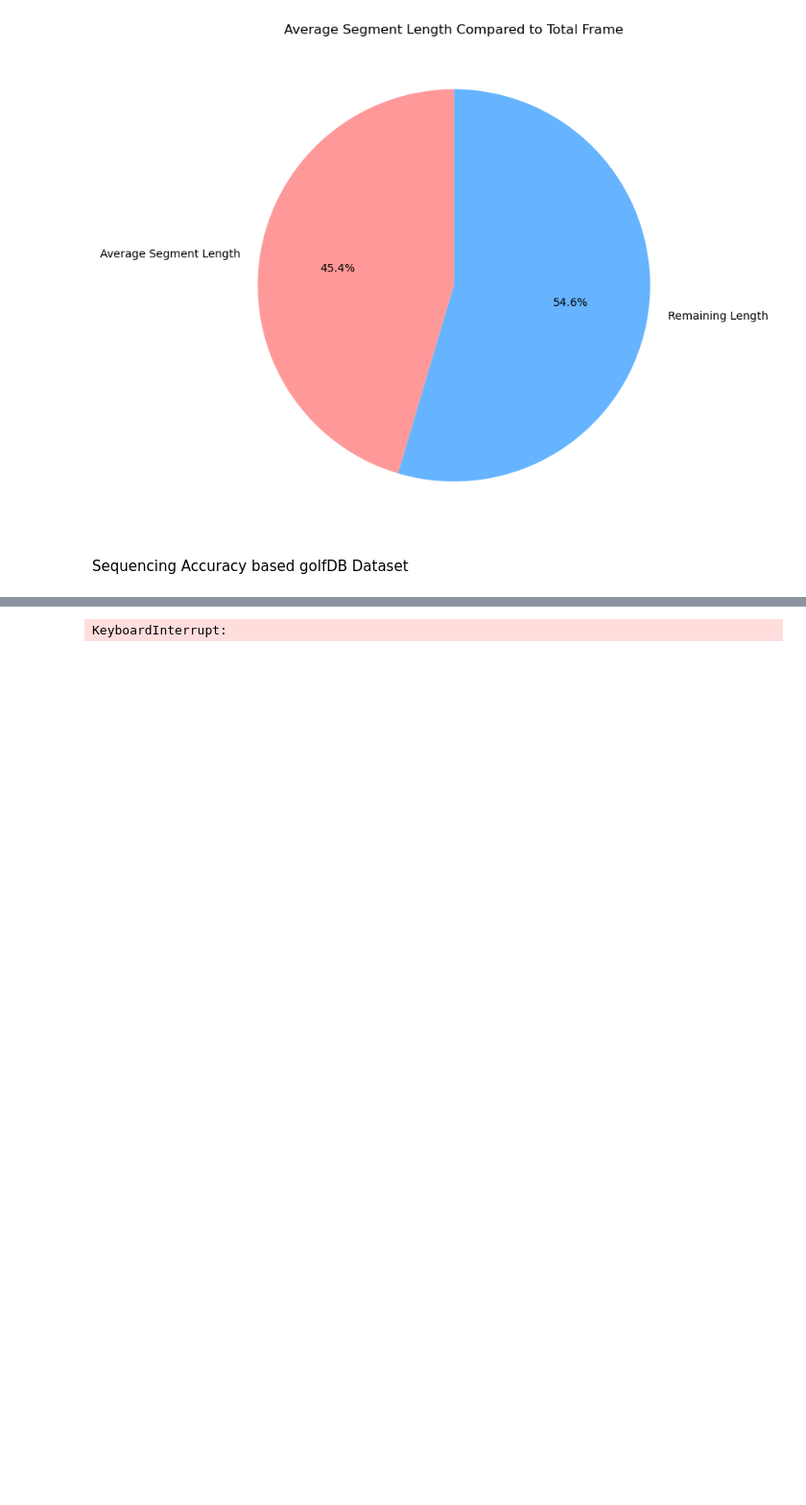
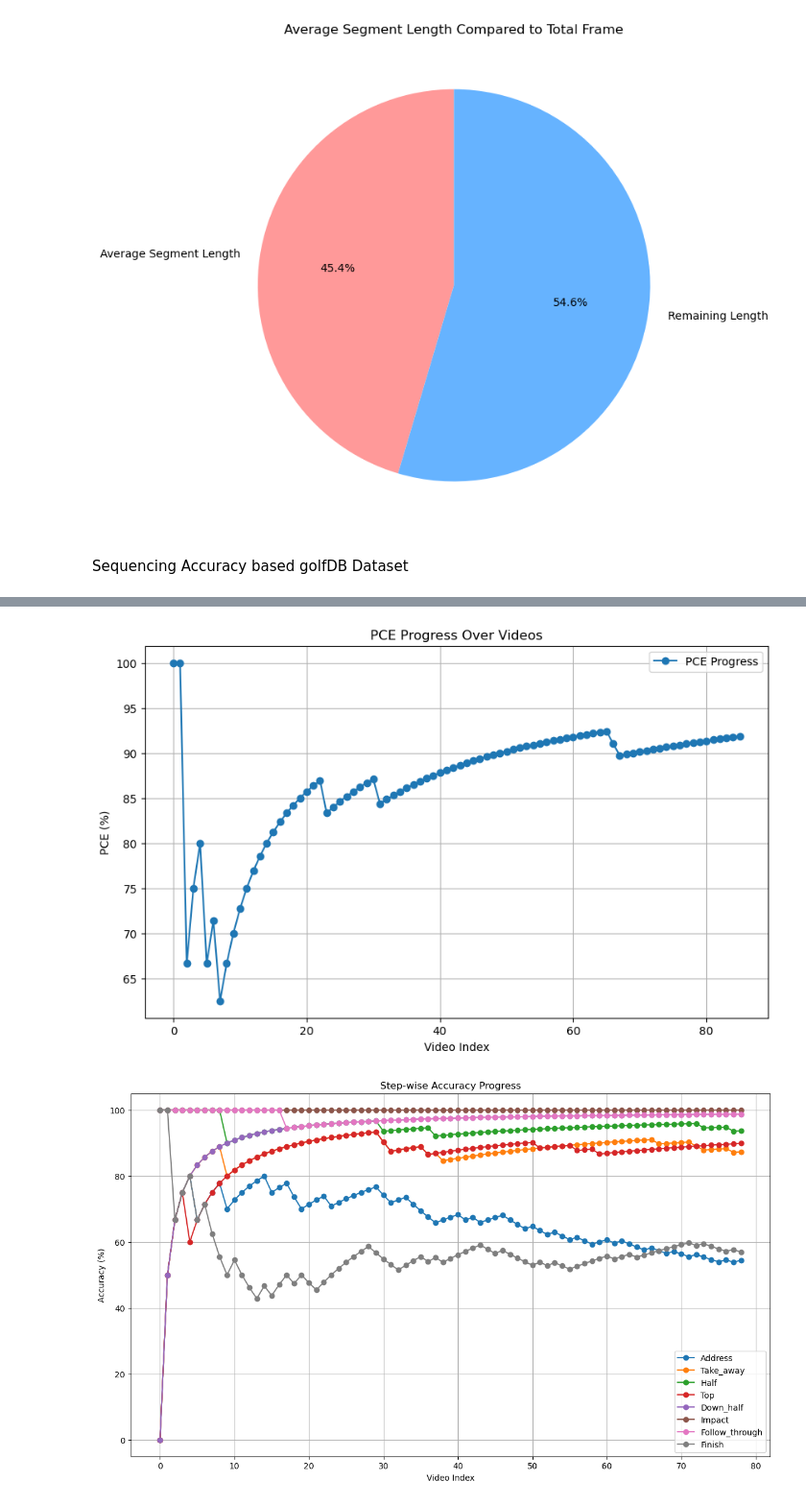
Before and after one commit to yeongjinHwang/sequencing_performance, a Jupyter notebook: performance.ipynb, the cells around one changed output, grey strips where cells are left out. Shown at 96% size. Saved outputs shown, nothing was run; the diff lists cells and outputs as text; code cells hidden in the pictures; blank space fills up the shorter version.

Commit message:
PCE, sequencing Accuracy

```diff
--- a/performance.ipynb
+++ b/performance.ipynb
@@ -1346,10 +1346,17 @@ id_events_df = df[['id', 'events']]
 gt_video_path = "./data/ground_truth/golfDB/videos"
 video_files = [file for file in os.listdir(gt_video_path) if file.endswith('.mp4')]
 
-pce_cnt = len(video_files)
+pce_cnt = 0
+pce_decnt = 0
 correct_cnt = [0]* len(eight_step)
 run_cnt=0
+run_video = 0
+pce_log = []
+accuracy_log=[]
+
 for video_name in video_files :
+    flag=0
+    run_video +=1
     gt_events = id_events_df.loc[id_events_df['id'] == int(video_name.split('.mp4')[0]), 'events'].values[0]
     gt_events = ast.literal_eval(gt_events)
     video_path = gt_video_path +"/"+video_name
@@ -1362,19 +1369,52 @@ for video_name in video_files :
 
     #accuracy
     if 0 in step_frame[1:] or len(step_frame) != len(set(step_frame)) or abs(step_frame[get_index_eight("top")]-step_frame[get_index_eight("impact")])<2:
-        pce_cnt -=1
+        pce_decnt+=1
+    else :
+        pce_cnt +=1
+        flag=1
+    pce = pce_cnt/run_video * 100
+    pce_log.append(pce)
 
     add_to_impact = int(gt_events[6])-int(gt_events[1])
     delta = max(round(add_to_impact/fps), 1)
+    run_cnt+=1
 
-    for index, sequence in enumerate(step_frame):
-        if abs(sequence-int(gt_events[1+index]))<=delta :
-            correct_cnt[index] +=1
-    run_cnt+=1
-    print(f"correct : {correct_cnt}")
+    if flag==1 :
+        for index, sequence in enumerate(step_frame):
+            if abs(sequence-int(gt_events[1+index]))<=delta :
+                    correct_cnt[index] +=1
+        accuracy = [x*100/(run_video-pce_decnt) for x in correct_cnt]
+        accuracy_log.append(accuracy)
+    print(f"correct : {correct_cnt}, accuracy : {accuracy}, pce: {np.mean(pce)}")
     print(f"remaining video : {len(video_files)-run_cnt}")
-pce = pce_cnt/len(video_files) * 100
-print(f"pce : {pce}%")
-accuracy = [x*100/(len(video_files)-pce_cnt) for x in correct_cnt]
-print(f"accuray : {accuracy}%")
+
+# Plotting the PCE progress and its average
+plt.figure(figsize=(10, 6))
+plt.plot(pce_log, marker='o', label="PCE Progress")
+plt.title("PCE Progress Over Videos")
+plt.xlabel("Video Index")
+plt.ylabel("PCE (%)")
+plt.legend()
+plt.grid(True)
+plt.show()
+
+accuracy_log = np.array(accuracy_log).T  # Transpose to access [step][video_index]
+
+plt.figure(figsize=(14, 8))
+
+for step_index, step_name in enumerate(eight_step):
+    # Plotting the step's accuracy progress
+    plt.plot(
+        accuracy_log[step_index],
+        marker='o',
+        label=f"{step_name.capitalize()}"
+    )
+
+plt.title("Step-wise Accuracy Progress")
+plt.xlabel("Video Index")
+plt.ylabel("Accuracy (%)")
+plt.legend()
+plt.grid(True)
+plt.show()
 # %% [output]
@@ -1398 +1438,2 @@ remaining video : 71
-KeyboardInterrupt:
+[figure, added]
+[figure, added]
```
Also changed, not shown: parts of 1 cell of this notebook.
